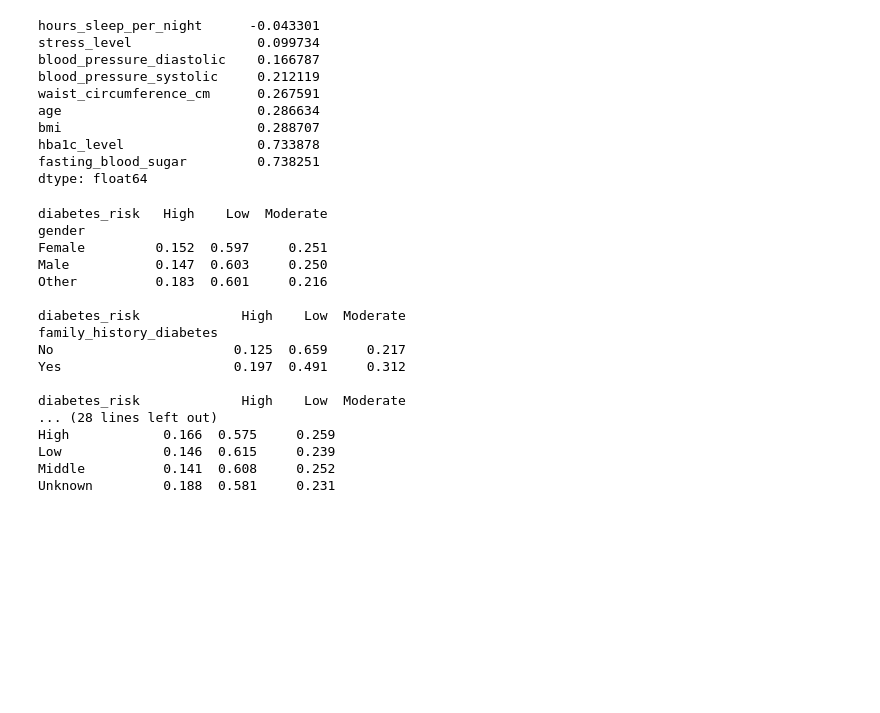
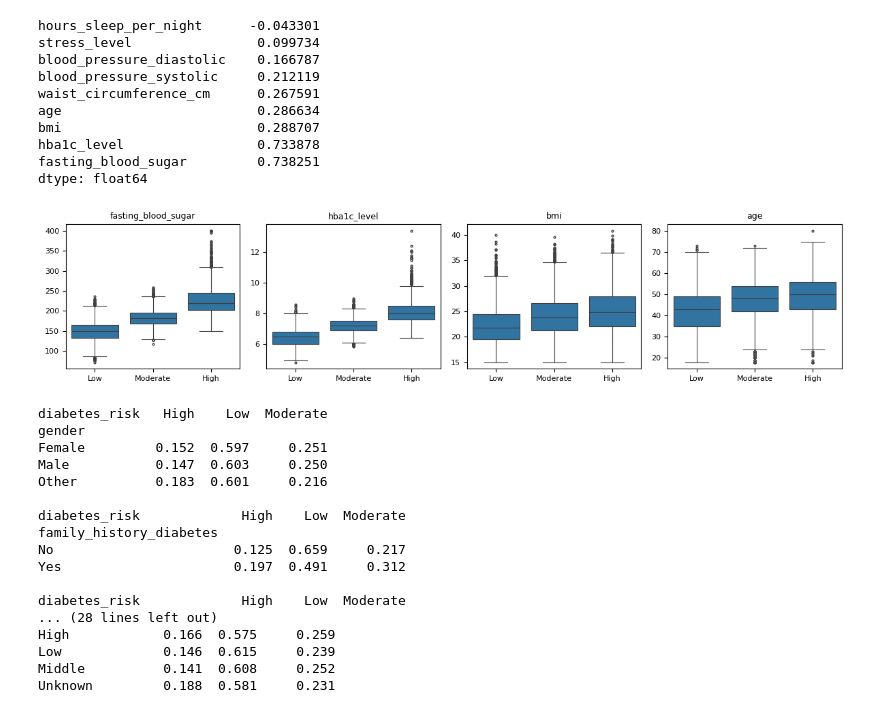
Before and after one commit to Mendez4213/previs-o-de-risco-de-diabetes-em-3-classes, a Jupyter notebook: DiabtesPrediction.ipynb, the cells around one changed output. Cells and saved outputs as stored; diff of their text form; code cells hidden in the pictures; blank space fills up the shorter version.

```diff
--- a/DiabtesPrediction.ipynb
+++ b/DiabtesPrediction.ipynb
@@ -175,6 +172,17 @@ bmi                         0.288707
 hba1c_level                 0.733878
 fasting_blood_sugar         0.738251
 dtype: float64
+# %%
+feats = ['fasting_blood_sugar', 'hba1c_level', 'bmi', 'age']
+fig, axes = plt.subplots(1, 4, figsize=(12, 2.8))
+for ax, f in zip(axes, feats):
+    sns.boxplot(data=df, x='diabetes_risk', y=f, order=order, ax=ax, fliersize=2, linewidth=0.8)
+    ax.set_title(f, fontsize=9); ax.set_xlabel(''); ax.set_ylabel(''); ax.tick_params(labelsize=8)
+plt.tight_layout()
+plt.savefig(output_dir / 'fig_boxplots.png', dpi=200, bbox_inches='tight')
+plt.show()
+# %% [output]
+[figure, added]
 # %%
 for c in ['gender','family_history_diabetes','physical_activity_level','diet_type',
           'smoking_status','alcohol_consumption','income_bracket']:
```
Also changed, not shown: parts of 15 cells of this notebook, 12 other files.
